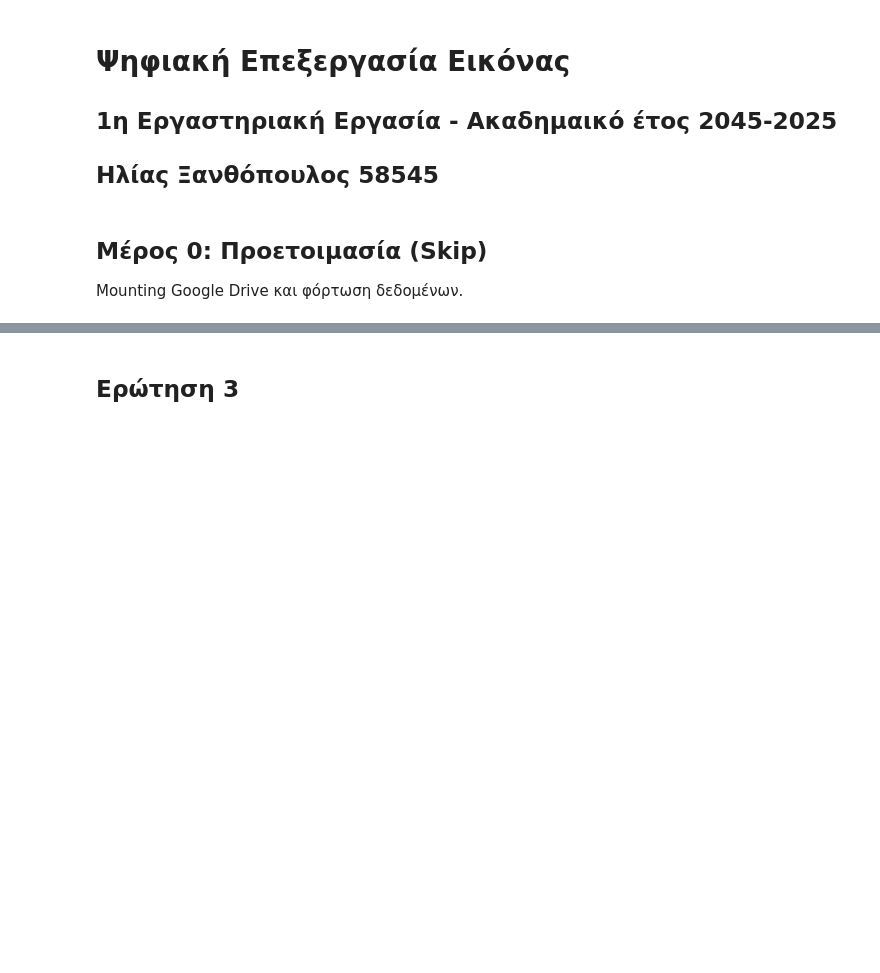
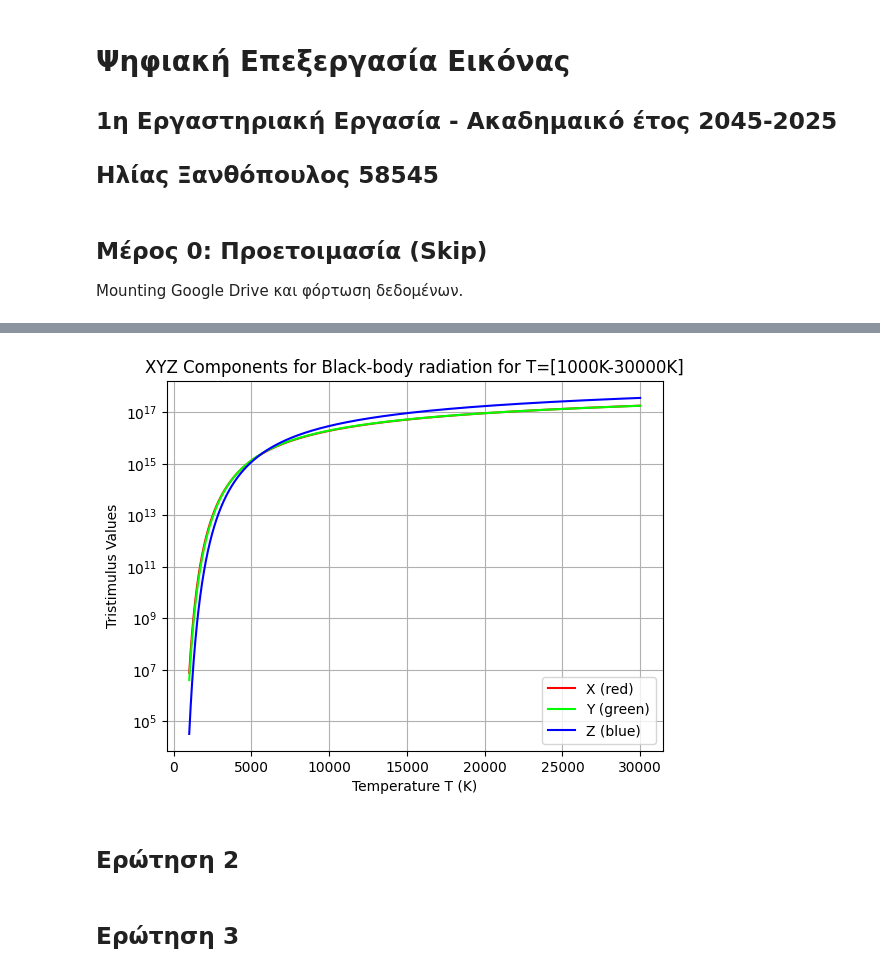
Before and after one commit to iliaxant/DIP_HW_1_HeatMap, a Jupyter notebook: DIP_HW_1.ipynb, the cells around one changed output, grey strips where cells are left out. Drawn from its saved outputs; the diff is of its cells as text; code cells hidden in the pictures; blank space fills up the shorter version.

```diff
--- a/DIP_HW_1.ipynb
+++ b/DIP_HW_1.ipynb
@@ -33,3 +113,31 @@ print("1st Ex_folder copied successfully.")
+# %%
+from scipy.integrate import trapezoid
+
+x_times_b = np.multiply(x_curve, b_spect)
+y_times_b = np.multiply(y_curve, b_spect)
+z_times_b = np.multiply(z_curve, b_spect)
+
+a_XYZ = np.zeros((29001,3))
+
+
+a_XYZ[:, 0] = trapezoid(x_times_b, wavelength, axis=1)
+a_XYZ[:, 1] = trapezoid(y_times_b, wavelength, axis=1)
+a_XYZ[:, 2] = trapezoid(z_times_b, wavelength, axis=1)
+
+plt.plot(range(1000, 30001), a_XYZ[:, 0], color='r', label='X (red)')
+plt.plot(range(1000, 30001), a_XYZ[:, 1], color='lime', label='Y (green)')
+plt.plot(range(1000, 30001), a_XYZ[:, 2], color='b', label='Z (blue)')
+plt.xlabel("Temperature T (K)")
+plt.ylabel("Tristimulus Values")
+plt.yscale("log")
+plt.title("XYZ Components for Black-body radiation for T=[1000K-30000K]")
+plt.grid(True)
+plt.legend()
+plt.show()
+# %% [output]
+[figure, added]
+# %% [markdown]
+## **Ερώτηση 2**
 # %% [markdown]
 ## **Ερώτηση 3**
 # %%
```
Also changed, not shown: parts of 6 cells of this notebook.
